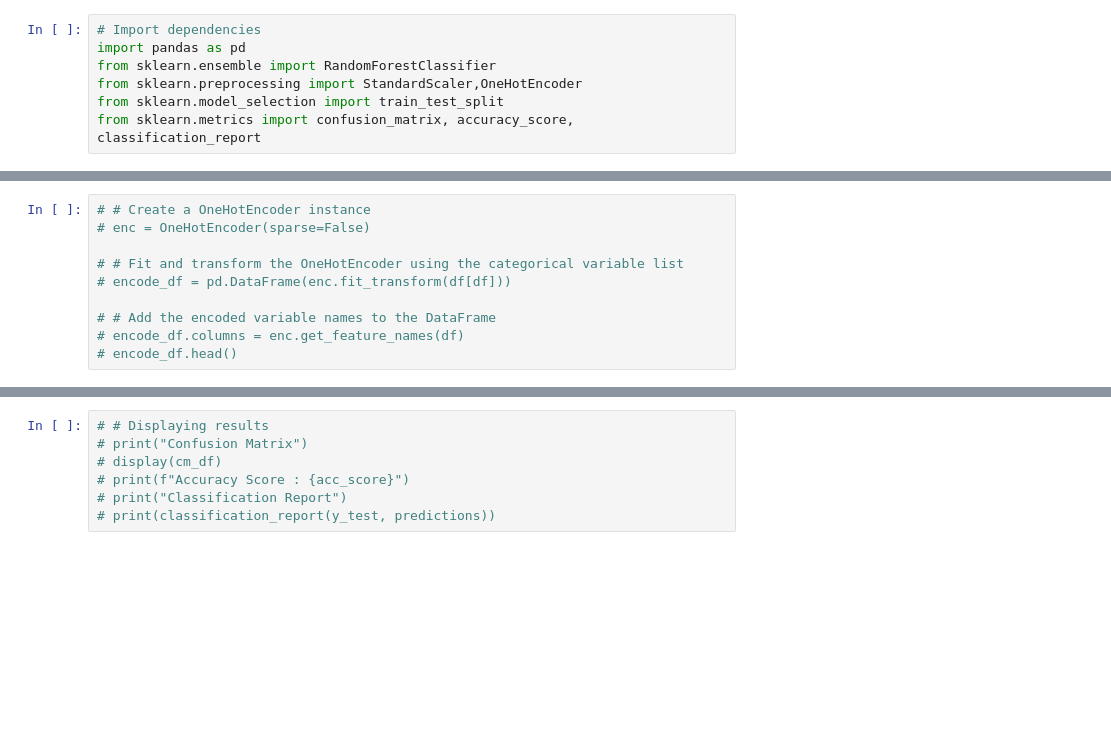
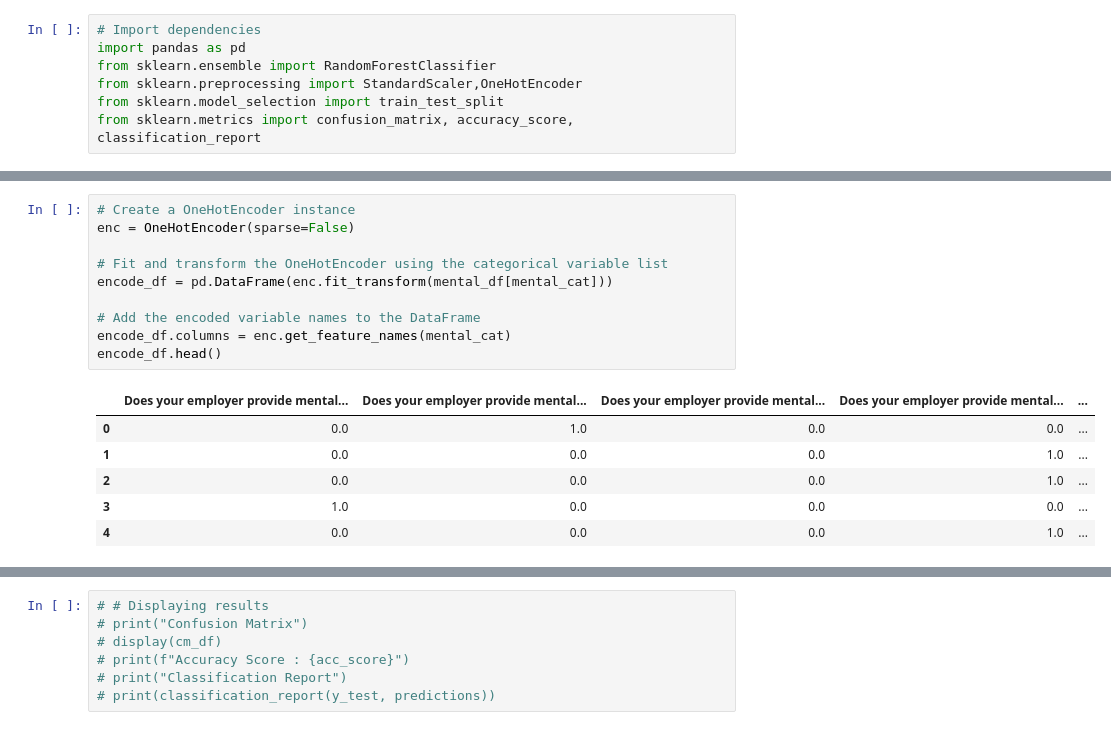
Before and after one commit to hillarykrumbholz/Mental_Health_in_Tech, a Jupyter notebook: Random_Forest_Model.ipynb, the cells around one changed output, grey strips where cells are left out. Saved outputs shown, nothing was run; the diff lists cells and outputs as text; blank space fills up the shorter version.

```diff
--- a/Random_Forest_Model.ipynb
+++ b/Random_Forest_Model.ipynb
@@ -10,11 +51,18 @@ from sklearn.metrics import confusion_matrix, accuracy_score, classification_rep
 # %%
-# # Create a OneHotEncoder instance
-# enc = OneHotEncoder(sparse=False)
+# Create a OneHotEncoder instance
+enc = OneHotEncoder(sparse=False)
 
-# # Fit and transform the OneHotEncoder using the categorical variable list
-# encode_df = pd.DataFrame(enc.fit_transform(df[df]))
+# Fit and transform the OneHotEncoder using the categorical variable list
+encode_df = pd.DataFrame(enc.fit_transform(mental_df[mental_cat]))
 
-# # Add the encoded variable names to the DataFrame
-# encode_df.columns = enc.get_feature_names(df)
-# encode_df.head()
+# Add the encoded variable names to the DataFrame
+encode_df.columns = enc.get_feature_names(mental_cat)
+encode_df.head()
+# %% [output]
+|  | Does your employer provide mental... | Does your employer provide mental... | Does your employer provide mental... | Does your employer provide mental... | ... |
+| 0 | 0.0 | 1.0 | 0.0 | 0.0 | ... |
+| 1 | 0.0 | 0.0 | 0.0 | 1.0 | ... |
+| 2 | 0.0 | 0.0 | 0.0 | 1.0 | ... |
+| 3 | 1.0 | 0.0 | 0.0 | 0.0 | ... |
+| 4 | 0.0 | 0.0 | 0.0 | 1.0 | ... |
 # %%
```
Also changed, not shown: parts of 12 cells of this notebook, 1 other file.
